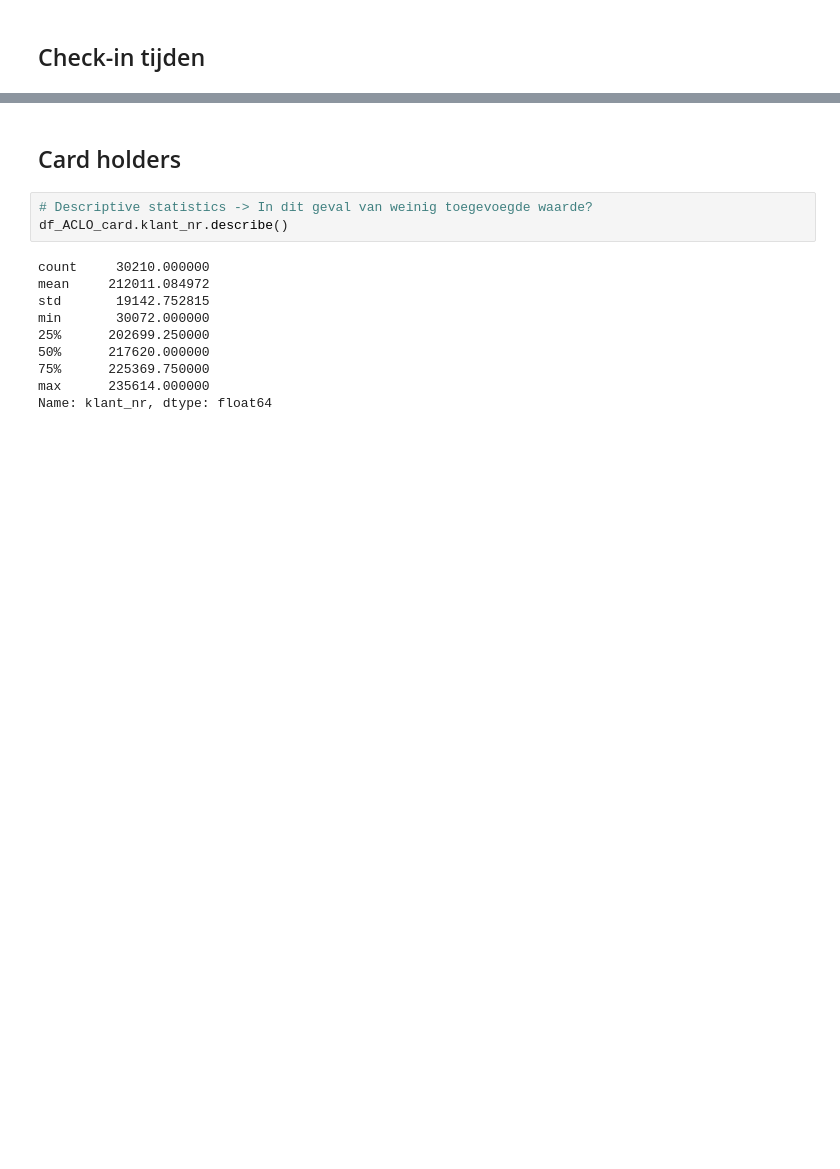
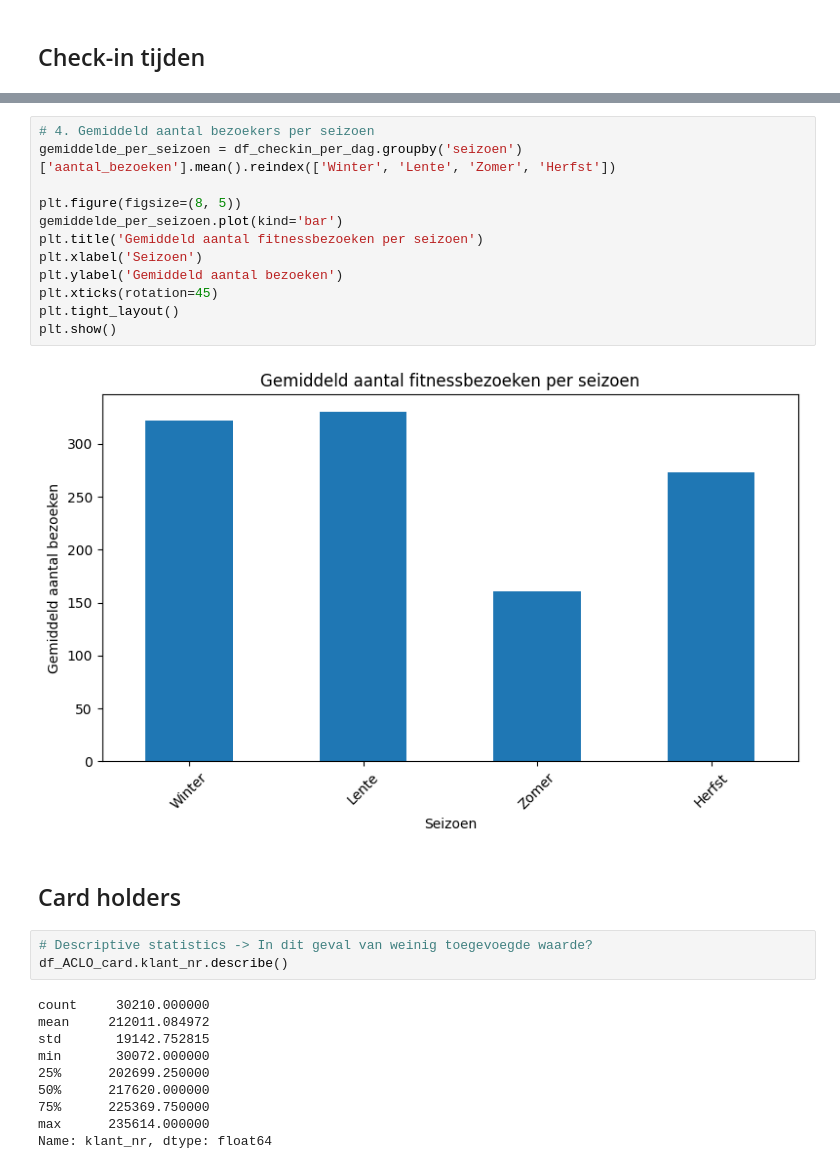
Before and after one commit to kyleholt/Data, a Jupyter notebook: Notebook eindopdracht.ipynb, the cells around one changed output, grey strips where cells are left out. Saved outputs shown, nothing was run; the diff lists cells and outputs as text; blank space fills up the shorter version.

```diff
--- a/Notebook eindopdracht.ipynb
+++ b/Notebook eindopdracht.ipynb
@@ -857,3 +1041,17 @@ Name: count, dtype: int64
+# %%
+# 4. Gemiddeld aantal bezoekers per seizoen
+gemiddelde_per_seizoen = df_checkin_per_dag.groupby('seizoen')['aantal_bezoeken'].mean().reindex(['Winter', 'Lente', 'Zomer', 'Herfst'])
+
+plt.figure(figsize=(8, 5))
+gemiddelde_per_seizoen.plot(kind='bar')
+plt.title('Gemiddeld aantal fitnessbezoeken per seizoen')
+plt.xlabel('Seizoen')
+plt.ylabel('Gemiddeld aantal bezoeken')
+plt.xticks(rotation=45)
+plt.tight_layout()
+plt.show()
+# %% [output]
+[figure, added]
 # %% [markdown]
 ## Card holders
 # %%
```
Also changed, not shown: parts of 11 cells of this notebook, 2 other files.
